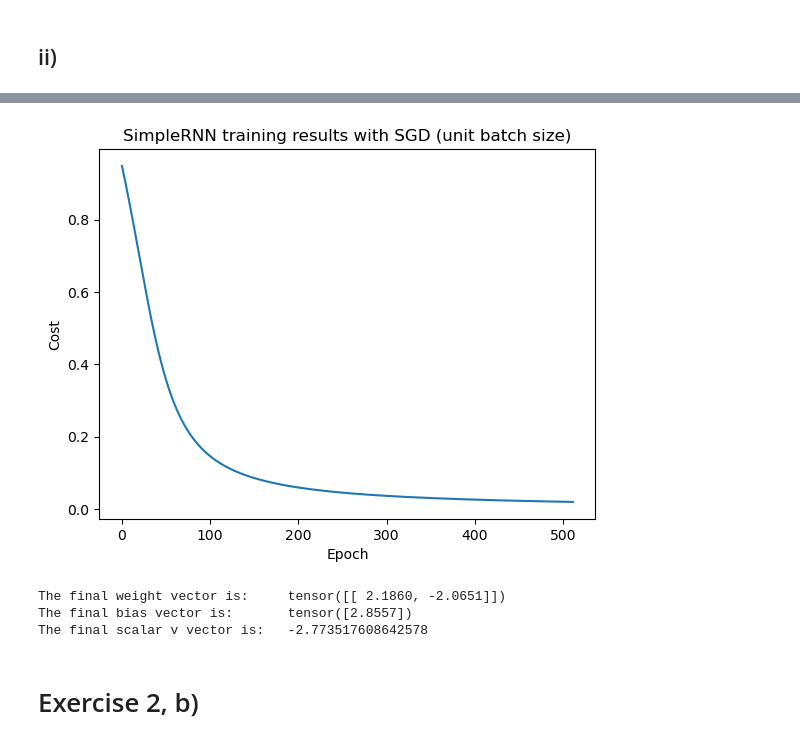
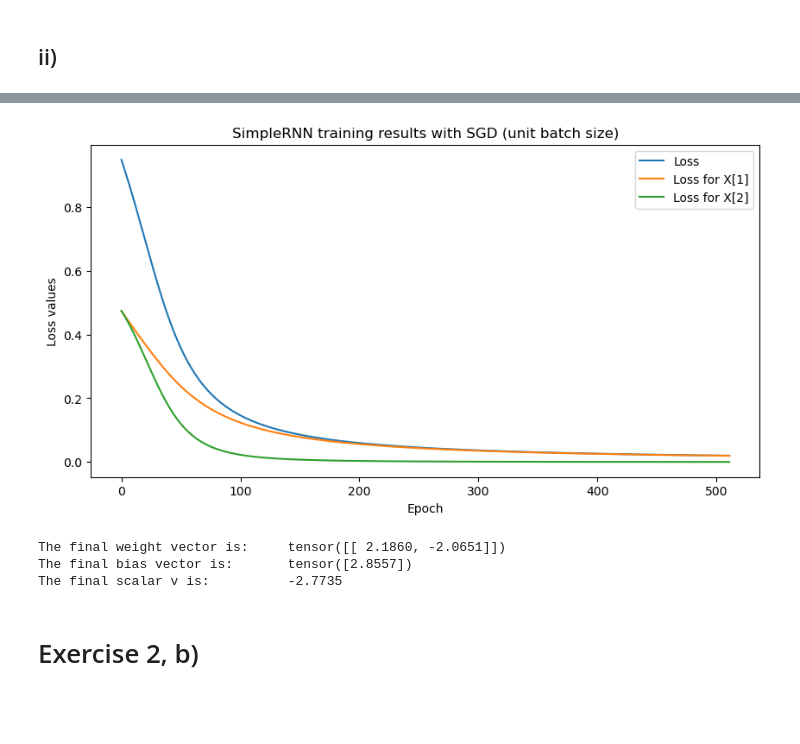
Before and after one commit to LuisPHenriques/TAAC-Project, a Jupyter notebook: A1_P2.ipynb, the cells around one changed output, grey strips where cells are left out. Cells and saved outputs as stored; diff of their text form; code cells hidden in the pictures; blank space fills up the shorter version.

Commit message:
X[1] and X[2] losses tracking implemented

```diff
--- a/A1_P2.ipynb
+++ b/A1_P2.ipynb
@@ -340,9 +357,9 @@ New v scalar matrix after applying SGD:                       tensor([-1.0189])
 # %%
-costs, weights, bias, v = SimpleRNN(input_values = input_values,
-                                    y_true = y_true,
-                                    weights = weights,
-                                    v = v,
-                                    bias = bias,
-                                    learning_rate = 0.1,
-                                    epochs = 512)
+losses, losses_t1, losses_t2, weights, bias, v = SimpleRNN(input_values = input_values,
+                                                           y_true = y_true,
+                                                           weights = weights,
+                                                           v = v,
+                                                           bias = bias,
+                                                           learning_rate = 0.1,
+                                                           epochs = 512)
 # %% [output]
@@ -366,10 +383,15 @@ Epoch 512: cost = 0.01993323117494583
 # %%
-SimpleRNN_Results(cost_values = costs, weights = weights, bias = bias, v = v)
+SimpleRNN_Results(loss_values = losses,
+                  loss_t1_values = losses_t1,
+                  losses_t2_values = losses_t2,
+                  weights = weights,
+                  bias = bias,
+                  v = v)
 # %% [output]
-[figure, old version]
+[figure, new version]
 The final weight vector is:     tensor([[ 2.1860, -2.0651]])
 The final bias vector is:       tensor([2.8557])
-The final scalar v vector is:   -2.773517608642578
+The final scalar v is:          -2.7735
 # %% [markdown]
 # Exercise 2, b)
 # %% [markdown]
```
Also changed, not shown: parts of 6 cells of this notebook.
